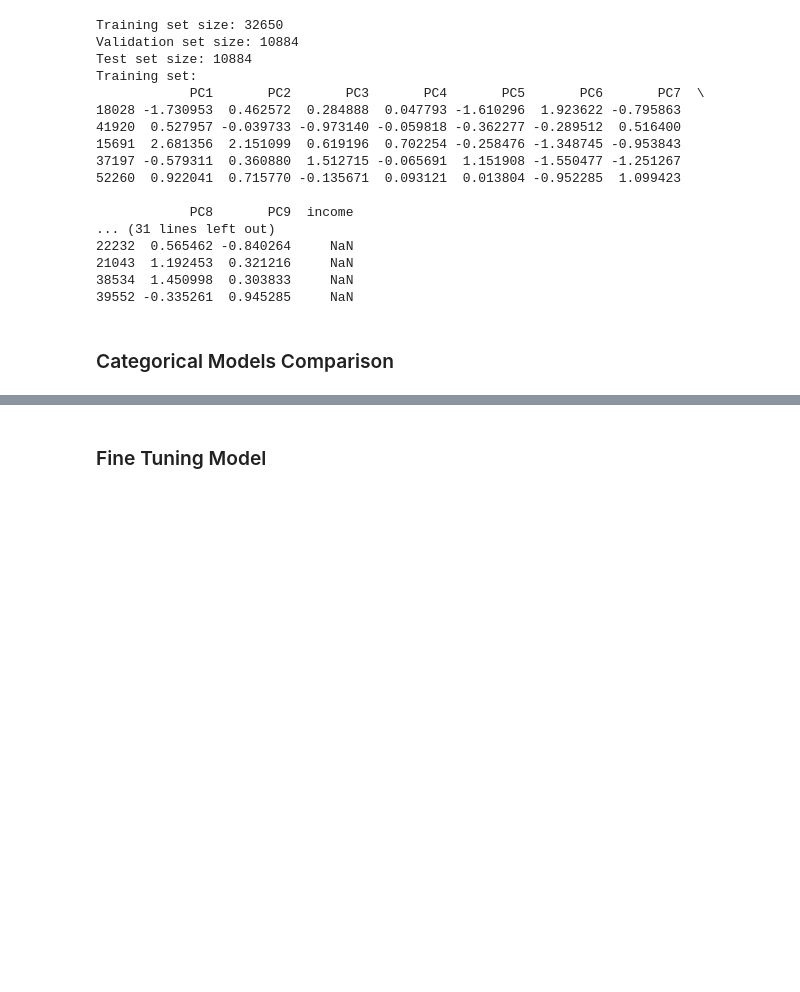
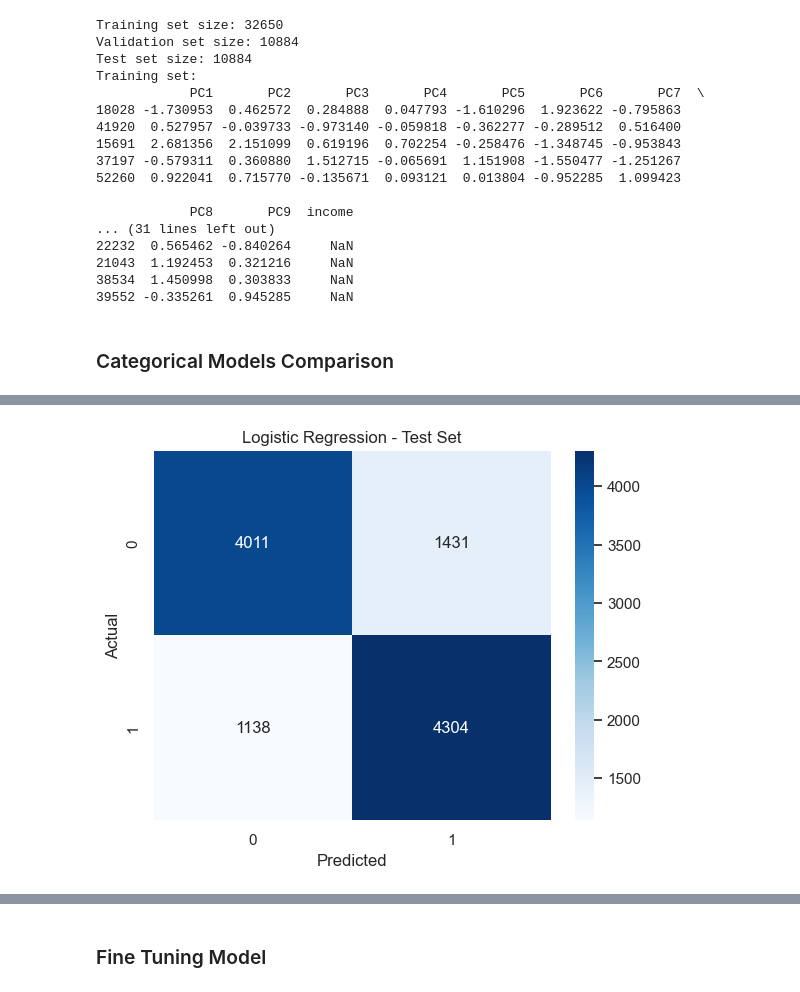
Before and after one commit to Abdelhakim-gh/DataMining_Project_Income_Prediction, a Jupyter notebook: DM_project.ipynb, the cells around one changed output, grey strips where cells are left out. Saved outputs shown, nothing was run; the diff lists cells and outputs as text; code cells hidden in the pictures; blank space fills up the shorter version.

Commit message:
Models comparaison

```diff
--- a/DM_project.ipynb
+++ b/DM_project.ipynb
@@ -1872,12 +1872,13 @@ from sklearn.svm import SVC
 from sklearn.tree import DecisionTreeClassifier
 from sklearn.neighbors import KNeighborsClassifier
 from sklearn.naive_bayes import GaussianNB
-from sklearn.metrics import accuracy_score, precision_score, recall_score, f1_score, roc_auc_score, confusion_matrix, classification_report
+from sklearn.metrics import accuracy_score, precision_score, recall_score, f1_score, roc_auc_score, confusion_matrix
+
 from sklearn.preprocessing import StandardScaler
 
 # Ensure the dataframe is loaded correctly
 if 'df' not in globals():
-    df = pd.read_csv('data/data_smote.csv')
+    df = pd.read_csv('data/data_pca.csv')
 
 # Check if 'income' column exists
 if 'income' not in df.columns:
@@ -1898,13 +1899,14 @@ X_val, X_test, y_val, y_test = train_test_split(X_temp, y_temp, test_size=0.5, r
 # Define models to compare
 models = {
     "Logistic Regression": LogisticRegression(random_state=42),
+    "K-Nearest Neighbors": KNeighborsClassifier(),
+    "Support Vector Machine": SVC(probability=True, random_state=42),
+    "Naive Bayes": GaussianNB(),
+    "Decision Tree": DecisionTreeClassifier(random_state=42),
     "Random Forest": RandomForestClassifier(random_state=42),
-    "Support Vector Machine": SVC(probability=True, random_state=42),
-    "Decision Tree": DecisionTreeClassifier(random_state=42),
-    "K-Nearest Neighbors": KNeighborsClassifier(),
     "Gradient Boosting": GradientBoostingClassifier(random_state=42),
     "AdaBoost": AdaBoostClassifier(random_state=42),
-    "Naive Bayes": GaussianNB()
+    "XGBoost": GradientBoostingClassifier(random_state=42),
 }
 
 # Train and evaluate models
@@ -1948,7 +1950,7 @@ for model_name, metrics in results.items():
             print(f"    {metric}: {score:.4f}")
     print()
 
-# Visualize predictions
+# Visualize confusion matrix for test set
 def plot_confusion_matrix(y_true, y_pred, title):
     cm = confusion_matrix(y_true, y_pred)
     sns.heatmap(cm, annot=True, fmt='d', cmap='Blues')
@@ -1958,13 +1960,64 @@ def plot_confusion_matrix(y_true, y_pred, title):
     plt.show()
 
 for model_name, model in models.items():
-    y_train_pred = model.predict(X_train)
-    y_val_pred = model.predict(X_val)
     y_test_pred = model.predict(X_test)
+    plot_confusion_matrix(y_test, y_test_pred, f"{model_name} - Test Set")
 
-    plot_confusion_matrix(y_train, y_train_pred, f"{model_name} - Training Set")
-    plot_confusion_matrix(y_val, y_val_pred, f"{model_name} - Validation Set")
-    plot_confusion_matrix(y_test, y_test_pred, f"{model_name} - Test Set")
+# Plot training, validation, and test errors for all models
+def plot_model_errors(results):
+    train_errors = []
+    val_errors = []
+    test_errors = []
+    model_names = []
+
+    for model_name, metrics in results.items():
+        train_errors.append(1 - metrics['train']['accuracy'])
+        val_errors.append(1 - metrics['validation']['accuracy'])
+        test_errors.append(1 - metrics['test']['accuracy'])
+        model_names.append(model_name)
+
+    # Plot the errors
+    x = np.arange(len(model_names))  # the label locations
+    width = 0.25  # the width of the bars
+
+    plt.figure(figsize=(12, 6))
+    plt.bar(x - width, train_errors, width, label='Training Error', color='blue')
+    plt.bar(x, val_errors, width, label='Validation Error', color='orange')
+    plt.bar(x + width, test_errors, width, label='Test Error', color='green')
+
+    plt.xlabel('Models')
+    plt.ylabel('Error (1 - Accuracy)')
+    plt.title('Error Comparison Across Models')
+    plt.xticks(x, model_names, rotation=45, ha='right')
+    plt.legend()
+    plt.tight_layout()
+    plt.show()
+
+# Call the function to plot errors for all models
+plot_model_errors(results)
+
+# Plot error/loss over iterations for models that support it
+def plot_error_over_iterations(model, model_name):
+    if hasattr(model, 'staged_predict'):
+        train_errors = []
+        val_errors = []
+        test_errors = []
+        for train_pred, val_pred, test_pred in zip(model.staged_predict(X_train), model.staged_predict(X_val), model.staged_predict(X_test)):
+            train_errors.append(1 - accuracy_score(y_train, train_pred))
+            val_errors.append(1 - accuracy_score(y_val, val_pred))
+            test_errors.append(1 - accuracy_score(y_test, test_pred))
+
+        plt.plot(train_errors, label='Training Error')
+        plt.plot(val_errors, label='Validation Error')
+        plt.plot(test_errors, label='Test Error')
+        plt.title(f"{model_name} - Error over Iterations")
+        plt.xlabel('Iterations')
+        plt.ylabel('Error')
+        plt.legend()
+        plt.show()
+
+for model_name, model in models.items():
+    plot_error_over_iterations(model, model_name)
 
 # Analyze bias and variance
 def analyze_bias_variance(results):
@@ -1978,12 +2031,5 @@ def analyze_bias_variance(results):
         print(f"  Validation Accuracy: {val_accuracy:.4f}")
         print(f"  Test Accuracy: {test_accuracy:.4f}")
 
-        if train_accuracy > val_accuracy and train_accuracy > test_accuracy:
-            print("  Potential overfitting detected.")
-        elif train_accuracy < val_accuracy and train_accuracy < test_accuracy:
-            print("  Potential underfitting detected.")
-        else:
-            print("  Model seems to have a good balance between bias and variance.")
-        print()
-
 analyze_bias_variance(results)
+# %% [output]
@@ -1989,0 +2053 @@ analyze_bias_variance(results)
+[figure, added]
```
Also changed, not shown: parts of 4 cells of this notebook.
